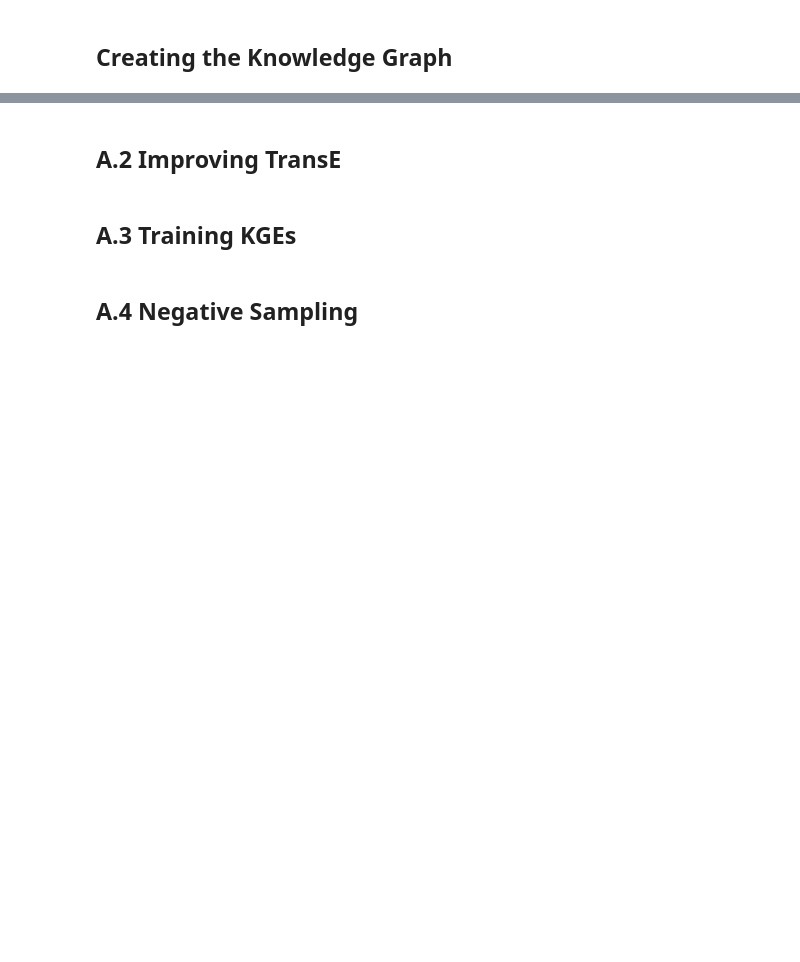
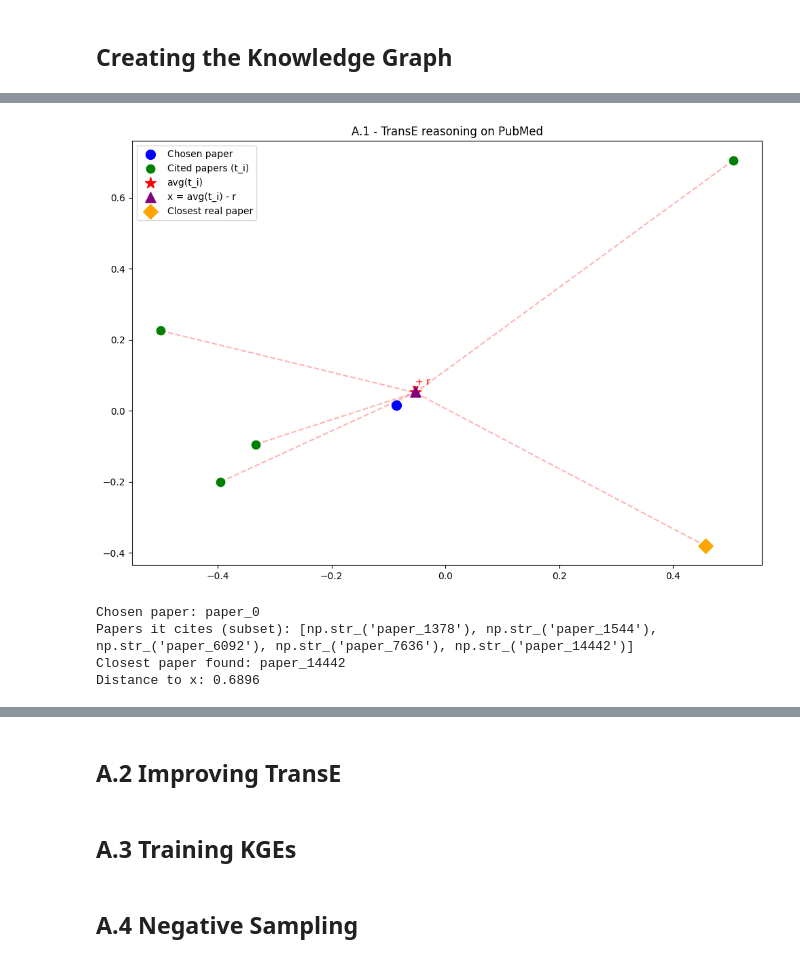
Before and after one commit to elisa-muller/graph-representation-learning, a Jupyter notebook: Lab-Template.ipynb, the cells around one changed output, grey strips where cells are left out. Drawn from its saved outputs; the diff is of its cells as text; code cells hidden in the pictures; blank space fills up the shorter version.

```diff
--- a/Lab-Template.ipynb
+++ b/Lab-Template.ipynb
@@ -43,0 +177,65 @@ from pykeen.pipeline import pipeline
+# %%
+# 2D Sketch
+from sklearn.decomposition import PCA
+import matplotlib.pyplot as plt
+
+all_vecs = np.vstack([
+    entity_embs[paper_idx],
+    entity_embs[cited_indices_subset],
+    avg_tail,
+    x,
+    closest_emb,
+])
+
+pca = PCA(n_components=2)
+vecs_2d = pca.fit_transform(all_vecs)
+n = len(cited_papers_subset)
+
+plt.figure(figsize=(10, 7))
+
+# Original paper
+plt.scatter(*vecs_2d[0], c='blue', s=100, zorder=5)
+plt.scatter([], [], c='blue', s=100, label='Chosen paper')
+
+# Cited papers
+for i in range(1, 1 + n):
+    plt.scatter(*vecs_2d[i], c='green', s=80, zorder=5)
+plt.scatter([], [], c='green', s=80, label='Cited papers (t_i)')
+
+# Average of cited
+avg_2d = vecs_2d[1 + n]
+plt.scatter(*avg_2d, c='red', s=150, marker='*', zorder=5)
+for i in range(1, 1 + n):
+    plt.plot([vecs_2d[i][0], avg_2d[0]], [vecs_2d[i][1], avg_2d[1]], 'r--', alpha=0.3)
+plt.scatter([], [], c='red', s=150, marker='*', label='avg(t_i)')
+
+# x = avg - r
+x_2d = vecs_2d[1 + n + 1]
+plt.scatter(*x_2d, c='purple', s=120, marker='^', zorder=5)
+plt.annotate('', xy=avg_2d, xytext=x_2d,
+             arrowprops=dict(arrowstyle='->', color='red', lw=2))
+plt.annotate('+ r', ((x_2d[0]+avg_2d[0])/2, (x_2d[1]+avg_2d[1])/2 + 0.02),
+             fontsize=10, color='red')
+plt.scatter([], [], c='purple', s=120, marker='^', label='x = avg(t_i) - r')
+
+# Closest real paper
+closest_2d = vecs_2d[-1]
+plt.scatter(*closest_2d, c='orange', s=120, marker='D', zorder=5)
+plt.scatter([], [], c='orange', s=120, marker='D', label='Closest real paper')
+
+plt.title('A.1 - TransE reasoning on PubMed')
+plt.legend(loc='best')
+plt.tight_layout()
+plt.show()
+# %% [output]
+[figure, added]
+# %%
+print(f"Chosen paper: {paper_id}")
+print(f"Papers it cites (subset): {list(cited_papers_subset)}")
+print(f"Closest paper found: {id_to_entity[closest_idx]}")
+print(f"Distance to x: {distances[closest_idx]:.4f}")
+# %% [output]
+Chosen paper: paper_0
+Papers it cites (subset): [np.str_('paper_1378'), np.str_('paper_1544'), np.str_('paper_6092'), np.str_('paper_7636'), np.str_('paper_14442')]
+Closest paper found: paper_14442
+Distance to x: 0.6896
```
Also changed, not shown: parts of 7 cells of this notebook.
